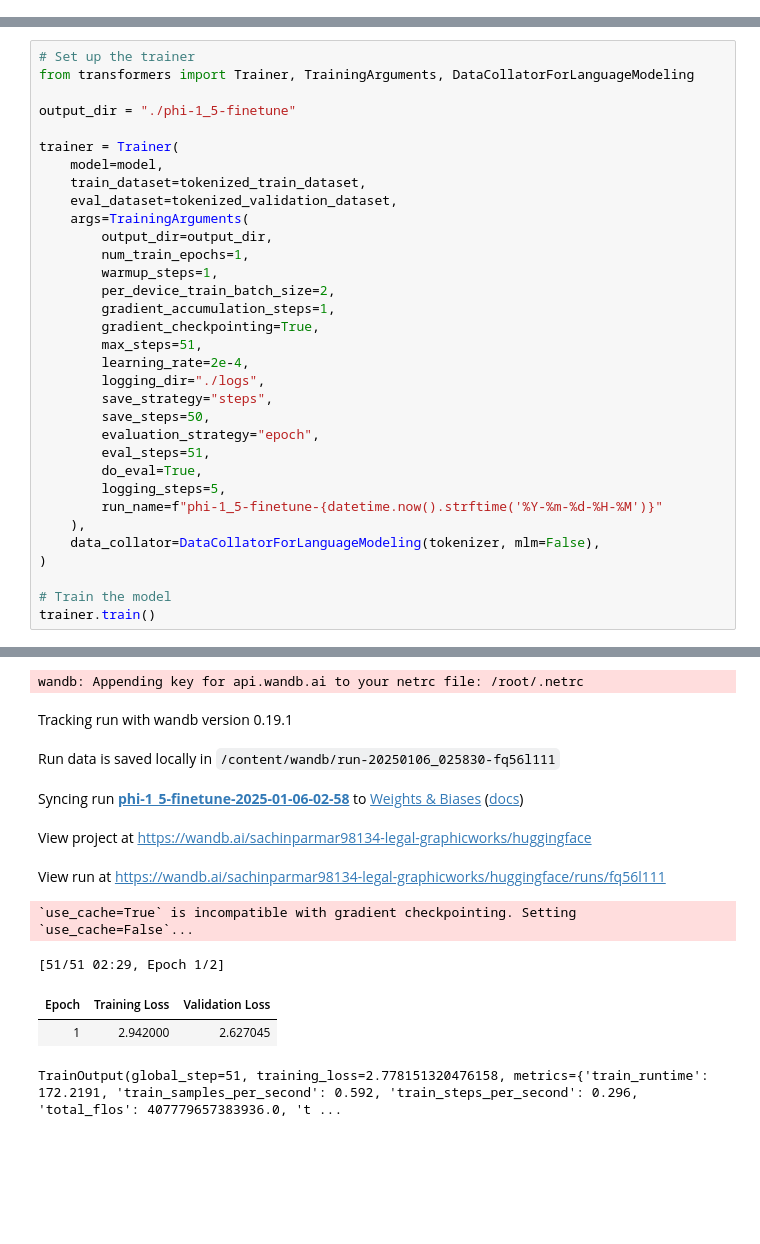
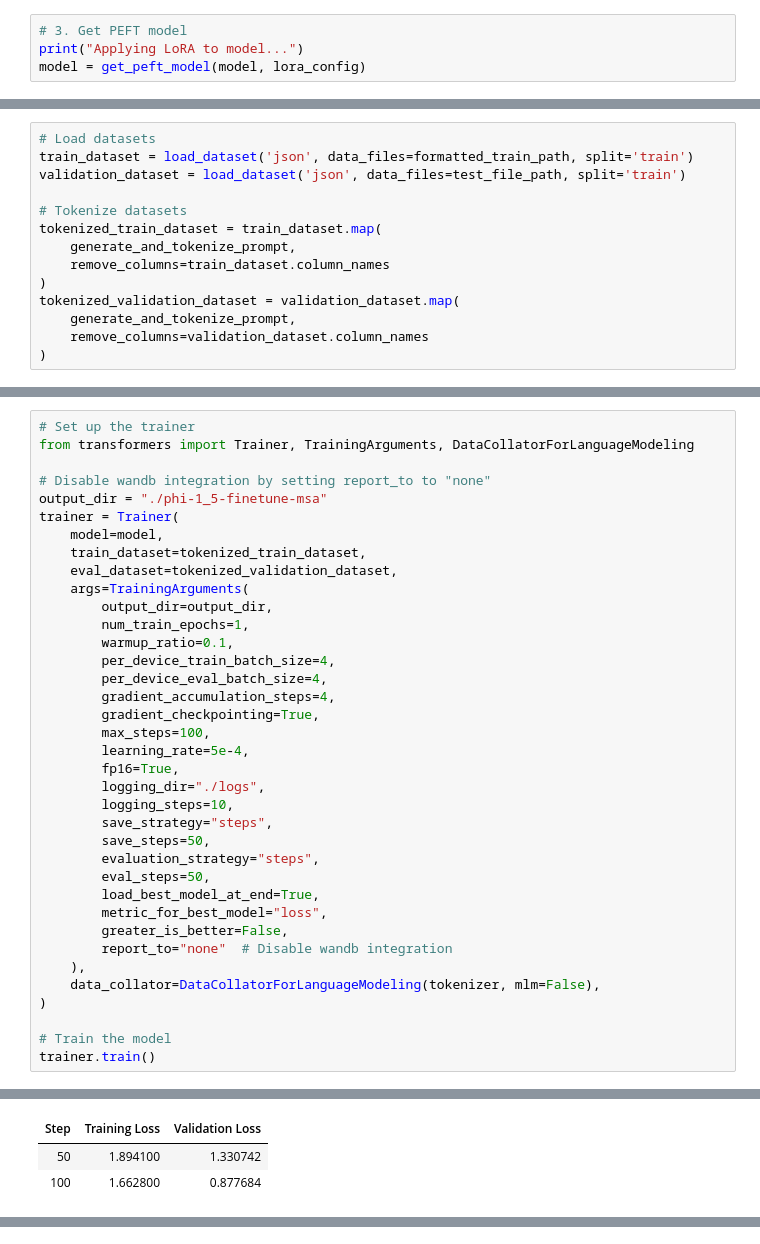
Before and after one commit to initmahesh/MLAI-community-labs, a Jupyter notebook: Class-Labs/Lab-3(Fine-tuning-PEFT-LoRA)/Fine_Tuning_Lora_Lab.ipynb, the cells around one changed output, grey strips where cells are left out. Drawn from its saved outputs; the diff is of its cells as text; blank space fills up the shorter version.

```diff
--- a/Class-Labs/Lab-3(Fine-tuning-PEFT-LoRA)/Fine_Tuning_Lora_Lab.ipynb
+++ b/Class-Labs/Lab-3(Fine-tuning-PEFT-LoRA)/Fine_Tuning_Lora_Lab.ipynb
@@ -312,0 +311,4 @@ model = get_peft_model(model, config)
+# %%
+# 3. Get PEFT model
+print("Applying LoRA to model...")
+model = get_peft_model(model, lora_config)
@@ -313,3 +377,17 @@ model = get_peft_model(model, config)
+# %%
+# Load datasets
+train_dataset = load_dataset('json', data_files=formatted_train_path, split='train')
+validation_dataset = load_dataset('json', data_files=test_file_path, split='train')
+
+# Tokenize datasets
+tokenized_train_dataset = train_dataset.map(
+    generate_and_tokenize_prompt,
+    remove_columns=train_dataset.column_names
+)
+tokenized_validation_dataset = validation_dataset.map(
+    generate_and_tokenize_prompt,
+    remove_columns=validation_dataset.column_names
+)
 # %% [markdown]
 ## Set Up Trainer and Start Training
 
@@ -326,8 +404,8 @@ This cell sets up the training configuration and starts the fine-tuning process.
 # Set up the trainer
 from transformers import Trainer, TrainingArguments, DataCollatorForLanguageModeling
 
-output_dir = "./phi-1_5-finetune"
-
+# Disable wandb integration by setting report_to to "none"
+output_dir = "./phi-1_5-finetune-msa"
 trainer = Trainer(
     model=model,
     train_dataset=tokenized_train_dataset,
@@ -335,20 +413,24 @@ trainer = Trainer(
     args=TrainingArguments(
         output_dir=output_dir,
         num_train_epochs=1,
-        warmup_steps=1,
-        per_device_train_batch_size=2,
-        gradient_accumulation_steps=1,
+        warmup_ratio=0.1,
+        per_device_train_batch_size=4,
+        per_device_eval_batch_size=4,
+        gradient_accumulation_steps=4,
         gradient_checkpointing=True,
-        max_steps=51,
-        learning_rate=2e-4,
+        max_steps=100,
+        learning_rate=5e-4,
+        fp16=True,
         logging_dir="./logs",
+        logging_steps=10,
         save_strategy="steps",
         save_steps=50,
-        evaluation_strategy="epoch",
-        eval_steps=51,
-        do_eval=True,
-        logging_steps=5,
-        run_name=f"phi-1_5-finetune-{datetime.now().strftime('%Y-%m-%d-%H-%M')}"
+        evaluation_strategy="steps",
+        eval_steps=50,
+        load_best_model_at_end=True,
+        metric_for_best_model="loss",
+        greater_is_better=False,
+        report_to="none"  # Disable wandb integration
     ),
     data_collator=DataCollatorForLanguageModeling(tokenizer, mlm=False),
 )
@@ -363,0 +443,3 @@ wandb: Paste an API key from your profile and hit enter, or press ctrl+c to quit
+| Step | Training Loss | Validation Loss |
+| 50 | 1.894100 | 1.330742 |
+| 100 | 1.662800 | 0.877684 |
@@ -365,11 +446,0 @@ wandb: Paste an API key from your profile and hit enter, or press ctrl+c to quit
-wandb: Appending key for api.wandb.ai to your netrc file: /root/.netrc
-Tracking run with wandb version 0.19.1
-Run data is saved locally in /content/wandb/run-20250106_025830-fq56l111
-Syncing run phi-1_5-finetune-2025-01-06-02-58 to Weights & Biases (docs)
-View project at https://wandb.ai/sachinparmar98134-legal-graphicworks/huggingface
-View run at https://wandb.ai/sachinparmar98134-legal-graphicworks/huggingface/runs/fq56l111
-`use_cache=True` is incompatible with gradient checkpointing. Setting `use_cache=False`...
-[51/51 02:29, Epoch 1/2]
-| Epoch | Training Loss | Validation Loss |
-| 1 | 2.942000 | 2.627045 |
-TrainOutput(global_step=51, training_loss=2.778151320476158, metrics={'train_runtime': 172.2191, 'train_samples_per_second': 0.592, 'train_steps_per_second': 0.296, 'total_flos': 407779657383936.0, 't ...
```
Also changed, not shown: parts of 33 cells of this notebook, 4 other files.
